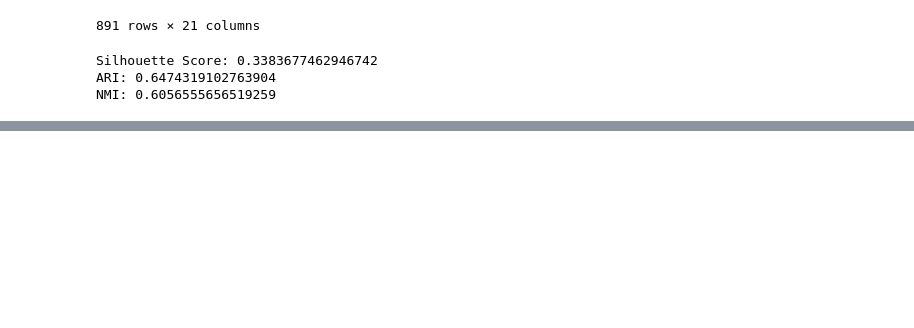
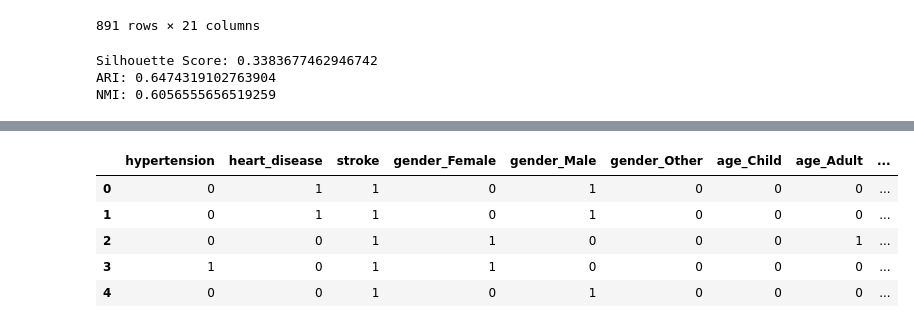
Before and after one commit to gtengwei/CZ4032-Data-Mining, a Jupyter notebook: kmeans.ipynb, the cells around one changed output, grey strips where cells are left out. Cells and saved outputs as stored; diff of their text form; code cells hidden in the pictures; blank space fills up the shorter version.

```diff
--- a/kmeans.ipynb
+++ b/kmeans.ipynb
@@ -334,0 +374,7 @@ NMI: 0.6056555656519259
+# %%
+# Categorise the Age column
+# Age 21 and below is a Child
+# Age between 21 and 55 is an Adult
+# Age above 55 is an Elderly
+df['age'] = pd.cut(df['age'], bins=[0, 21, 55, df.age.max()], labels=['Child', 'Adult', 'Elderly'])
+df.head()
@@ -334,0 +388,8 @@ NMI: 0.6056555656519259
+# %%
+# Categorise the bmi column based on https://www.cdc.gov/healthyweight/assessing/bmi/adult_bmi/index.html
+# Below 18.5 	Underweight
+# 18.5 – 24.9 	Healthy Weight
+# 25.0 – 29.9 	Overweight
+# 30.0 and Above 	Obesity
+df['bmi'] = pd.cut(df['bmi'], bins=[0, 18.5, 24.9, 29.9,df.bmi.max()], labels=['Underweight', 'Healthy_Weight', 'Overweight', 'Obesity'])
+df.head()
@@ -334,0 +403,7 @@ NMI: 0.6056555656519259
+# %%
+# Categorise the avg_glucose_level column based on https://www.healthline.com/health/estimated-average-glucose#target-range
+# Normal range: less than 114 mg/dL
+# Prediabetes range: greater than 114 mg/dL and less than 140 mg/dL
+# Diabetes range: greater than 140 mg/dL
+df['avg_glucose_level'] = pd.cut(df['avg_glucose_level'], bins=[0, 114, 140, df.avg_glucose_level.max()], labels=['Normal', 'Prediabetes', 'Diabetes'])
+df.head()
@@ -334,0 +429,11 @@ NMI: 0.6056555656519259
+# %%
+# Convert into one hot encoding
+df = pd.get_dummies(df)
+df.head()
+# %% [output]
+|  | hypertension | heart_disease | stroke | gender_Female | gender_Male | gender_Other | age_Child | age_Adult | ... |
+| 0 | 0 | 1 | 1 | 0 | 1 | 0 | 0 | 0 | ... |
+| 1 | 0 | 1 | 1 | 0 | 1 | 0 | 0 | 0 | ... |
+| 2 | 0 | 0 | 1 | 1 | 0 | 0 | 0 | 1 | ... |
+| 3 | 1 | 0 | 1 | 1 | 0 | 0 | 0 | 0 | ... |
+| 4 | 0 | 0 | 1 | 0 | 1 | 0 | 0 | 0 | ... |
```
Also changed, not shown: parts of 16 cells of this notebook.
